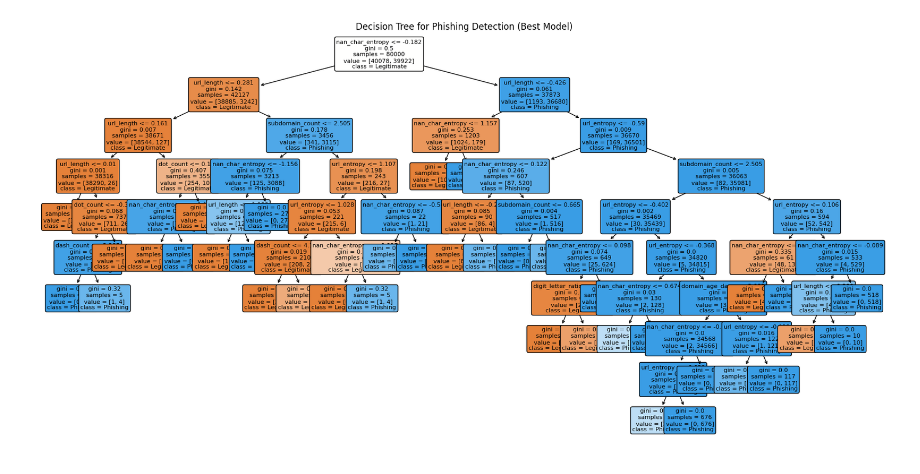
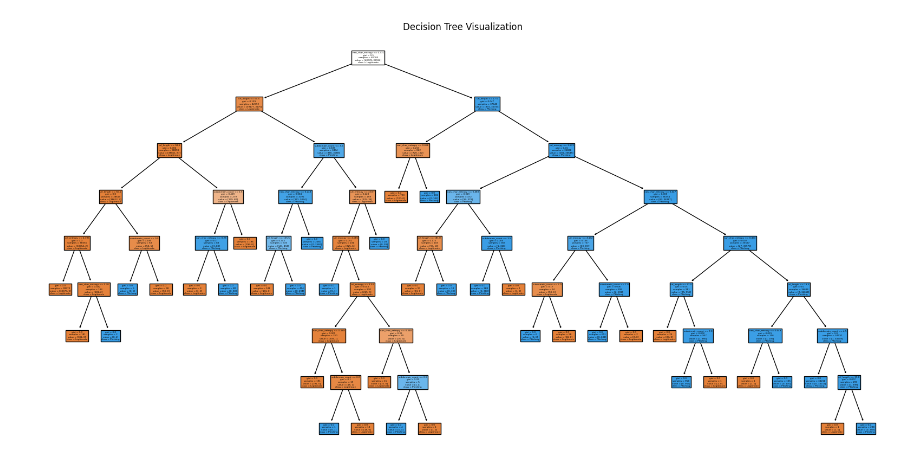
Before and after one commit to mroshan5722/Dubai_UG-6, a Jupyter notebook: notebooks/phishing/decision_phishing.ipynb, the cells around one changed output. Cells and saved outputs as stored; diff of their text form; code cells hidden in the pictures.

Commit message:
decision tree updated

```diff
--- a/notebooks/phishing/decision_phishing.ipynb
+++ b/notebooks/phishing/decision_phishing.ipynb
@@ -105,17 +106,8 @@ weighted avg       1.00      1.00      1.00     20000
 # %%
-
-
-# Plot the best decision tree model
+# Visualize Decision Tree
 plt.figure(figsize=(20, 10))
-plot_tree(
-    best_model,
-    feature_names=numerical_features,  # Replace with your feature names list
-    class_names=['Legitimate', 'Phishing'],
-    filled=True,
-    rounded=True,
-    fontsize=8
-)
-plt.title("Decision Tree for Phishing Detection (Best Model)")
+plot_tree(dt_model, feature_names=X.columns, class_names=["Legitimate", "Phishing"], filled=True)
+plt.title("Decision Tree Visualization")
 plt.show()
 # %% [output]
-[figure, old version]
+[figure, new version]
```
Also changed, not shown: parts of 29 cells of this notebook, 1 other file.
